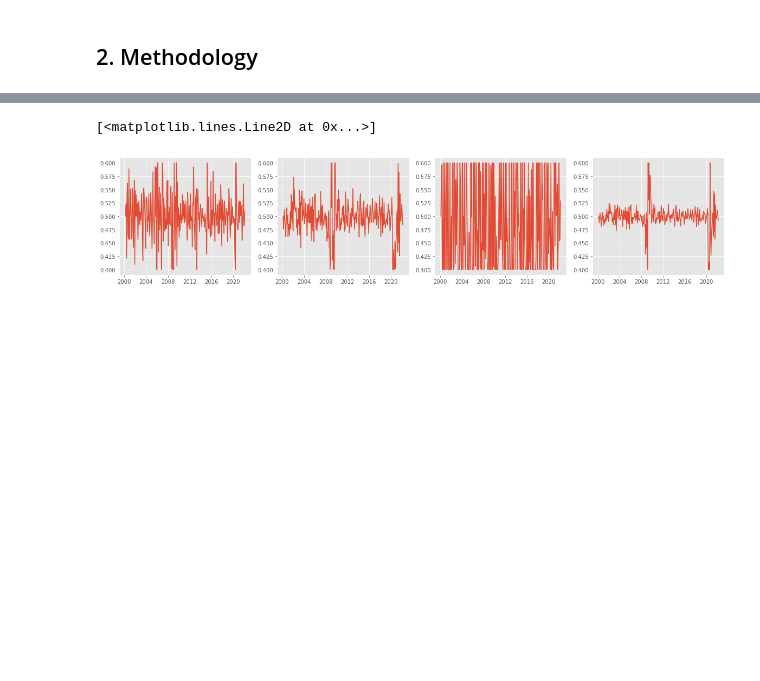
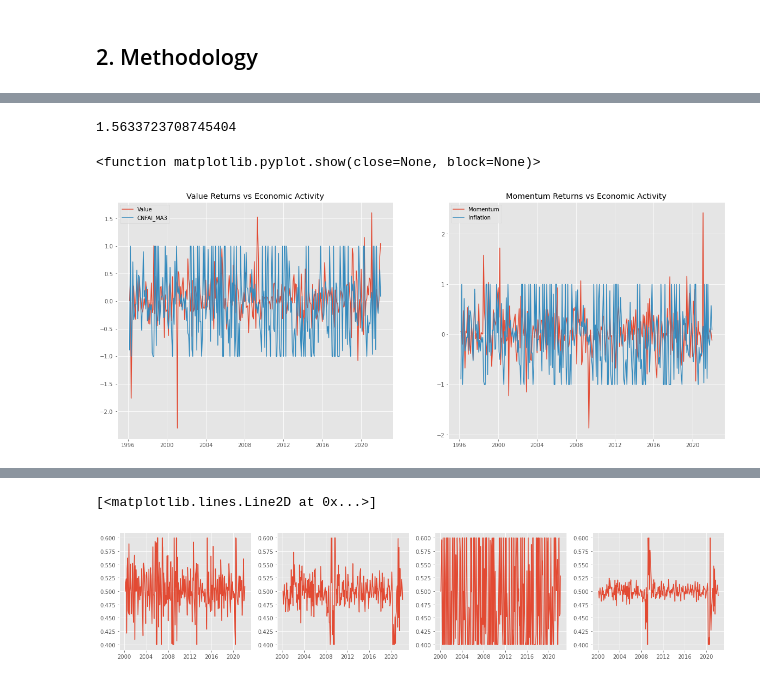
Before and after one commit to charlesyew/quant-methods-project, a Jupyter notebook: Quant Methods Project.ipynb, the cells around one changed output, grey strips where cells are left out. Drawn from its saved outputs; the diff is of its cells as text; code cells hidden in the pictures; blank space fills up the shorter version.

```diff
--- a/Quant Methods Project.ipynb
+++ b/Quant Methods Project.ipynb
@@ -37,0 +266,5 @@ text_file.close()
+# %%
+# inverting price ratios
+price_ratios = ['CAPE', 'EVM', 'P/O', 'P/E', 'P/S', 'P/CF', 'P/B']
+for ratio in price_ratios:
+    value_signals[ratio] = 1 / value_signals[ratio]
@@ -37,0 +311,3 @@ text_file.close()
+# %%
+comp1_list = ['P/CF', 'P/B', 'P/O', 'P/E', 'P/S']
+comp1_w, comp1_r = composite_calc(value_signals, comp1_list, target_vol = 0.1)
@@ -39,0 +426,3 @@ text_file.close()
+# %%
+timing_var_df['CNFAI_MA3_pct'] = np.where(timing_var_df['CNFAI_MA3'].pct_change() > 1, 1, np.where(timing_var_df['CNFAI_MA3'].pct_change() < -1, -1, timing_var_df['CNFAI_MA3'].pct_change()))
+timing_var_df
@@ -39,0 +444,40 @@ text_file.close()
+# %%
+np.mean(factor_weights['Momentum'].abs().sum(axis = 1))
+# %% [output]
+1.5633723708745404
+# %%
+# whole period
+start_date0 = pd.Timestamp('1996-01-31')
+start_date = start_date0 + pd.offsets.MonthEnd(1)
+end_date0 = pd.Timestamp('2021-11-30')
+end_date = end_date0 + pd.offsets.MonthEnd(1)
+# training period
+train_start_date0 = pd.Timestamp('1996-01-31')
+train_start_date = train_start_date0 + pd.offsets.MonthEnd(1)
+train_end_date0 = pd.Timestamp('2000-12-31')
+train_end_date = train_end_date0 + pd.offsets.MonthEnd(1)
+# testing period
+test_start_date0 = pd.Timestamp('2001-01-31')
+test_start_date = test_start_date0 + pd.offsets.MonthEnd(1)
+test_end_date0 = pd.Timestamp('2021-11-30')
+test_end_date = test_end_date0 + pd.offsets.MonthEnd(1)
+# %%
+plt.style.use('ggplot')
+
+fig, (ax1, ax2) = plt.subplots(1,2, figsize = (20,8))
+
+ax1.plot(factor_ret_df.loc[start_date:end_date, 'Value'] * 12, label = 'Value')
+ax1.plot(timing_var_df.loc[start_date:end_date, 'CNFAI_MA3_pct'], label = 'CNFAI_MA3')
+ax1.set_title('Value Returns vs Economic Activity')
+ax1.legend()
+
+ax2.plot(factor_ret_df.loc[start_date:end_date, 'Momentum'] * 12, label = 'Momentum')
+# ax21 = ax2.twinx()
+ax2.plot(timing_var_df.loc[start_date:end_date, 'CNFAI_MA3_pct'],  label = 'Inflation')
+ax2.set_title('Momentum Returns vs Economic Activity')
+ax2.legend()
+
+plt.show
+# %% [output]
+<function matplotlib.pyplot.show(close=None, block=None)>
+[figure, added]
```
Also changed, not shown: parts of 71 cells of this notebook.
